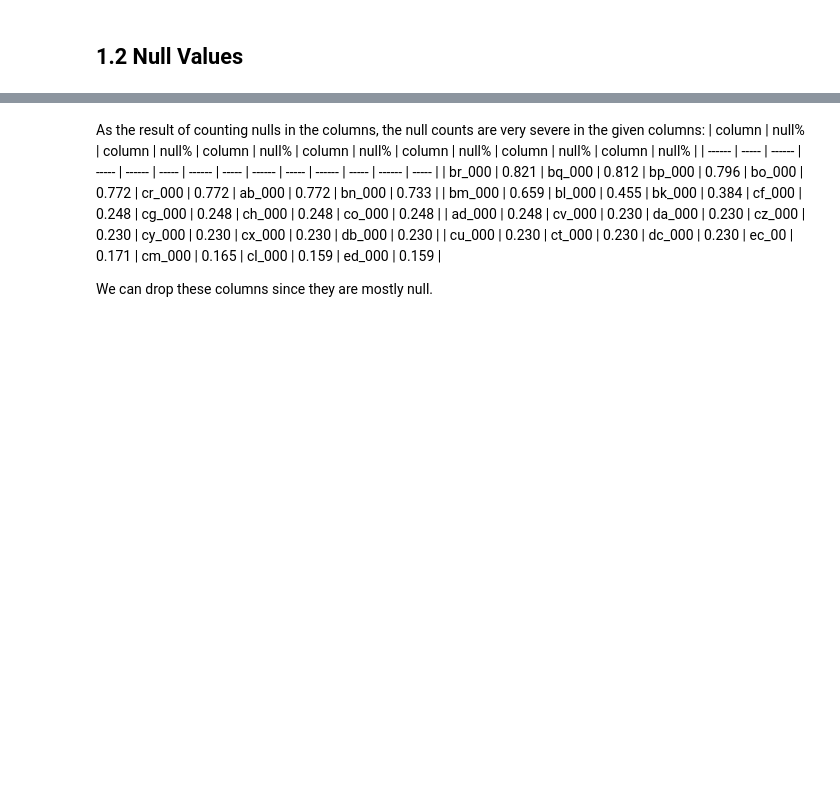
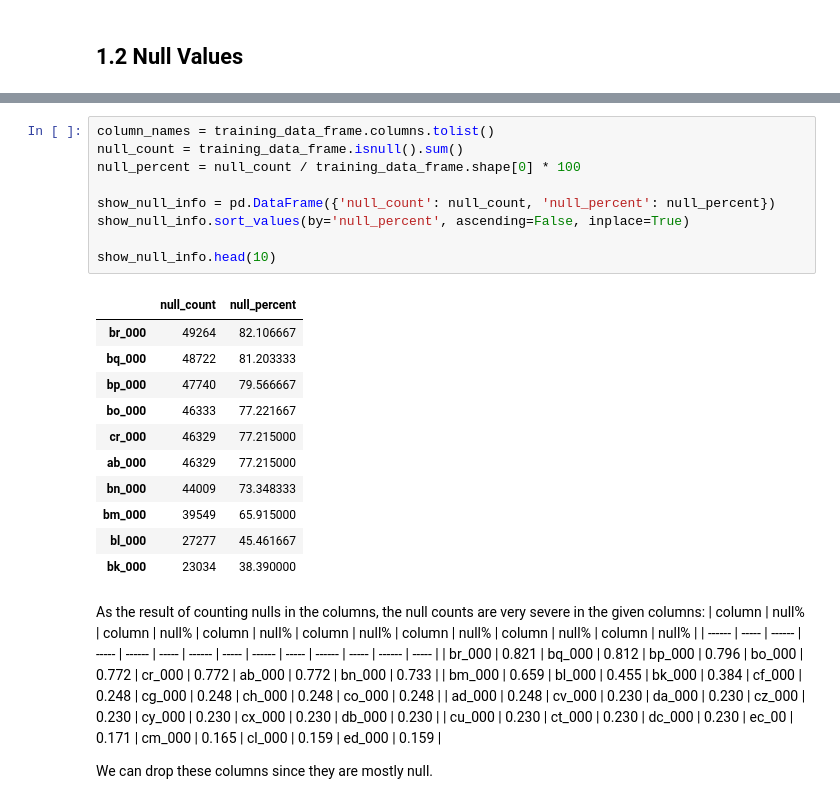
Before and after one commit to lfd-team2/lfd_team2_project, a Jupyter notebook: project.ipynb, the cells around one changed output, grey strips where cells are left out. Cells and saved outputs as stored; diff of their text form; blank space fills up the shorter version.

```diff
--- a/project.ipynb
+++ b/project.ipynb
@@ -65,3 +67,24 @@ NameError: name 'dtype_dict_test' is not defined
+# %%
+column_names = training_data_frame.columns.tolist()
+null_count = training_data_frame.isnull().sum()
+null_percent = null_count / training_data_frame.shape[0] * 100
+
+show_null_info = pd.DataFrame({'null_count': null_count, 'null_percent': null_percent})
+show_null_info.sort_values(by='null_percent', ascending=False, inplace=True)
+
+show_null_info.head(10)
+# %% [output]
+|  | null_count | null_percent |
+| br_000 | 49264 | 82.106667 |
+| bq_000 | 48722 | 81.203333 |
+| bp_000 | 47740 | 79.566667 |
+| bo_000 | 46333 | 77.221667 |
+| cr_000 | 46329 | 77.215000 |
+| ab_000 | 46329 | 77.215000 |
+| bn_000 | 44009 | 73.348333 |
+| bm_000 | 39549 | 65.915000 |
+| bl_000 | 27277 | 45.461667 |
+| bk_000 | 23034 | 38.390000 |
 # %% [markdown]
 As the result of counting nulls in the columns, the null counts are very severe in the given columns:
 | column | null% | column | null% | column | null% | column | null% | column | null% | column | null% | column | null% |
```
Also changed, not shown: parts of 12 cells of this notebook.
